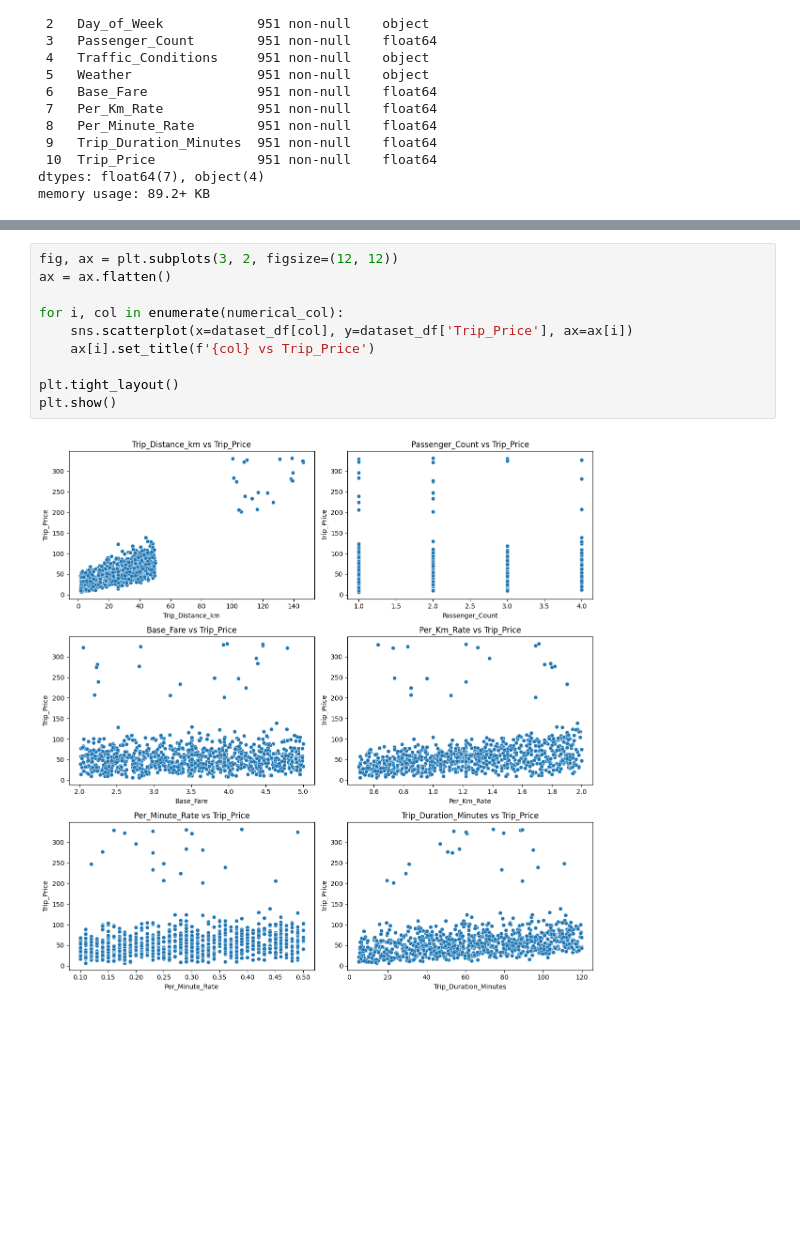
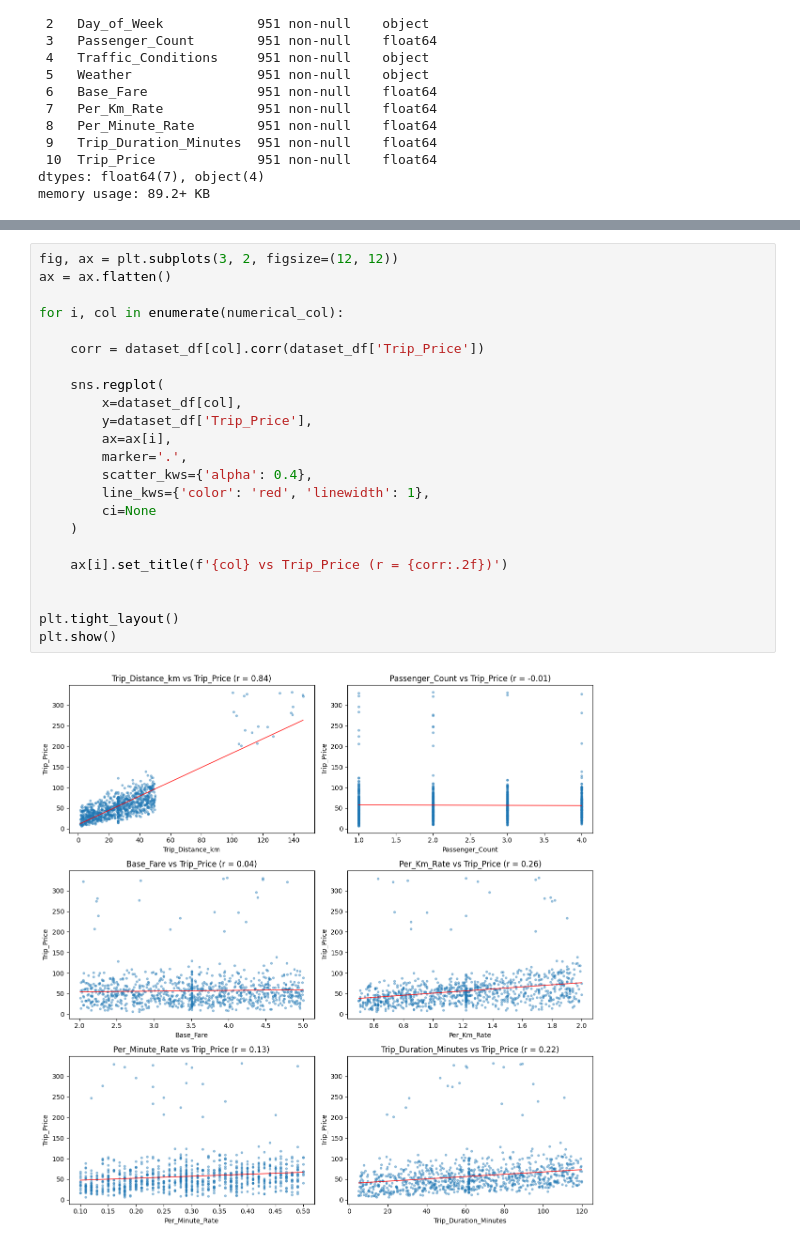
Before and after one commit to Padawan2024/ML-Portfolio, a Jupyter notebook: Supervised_ML/Regression/Predict Taxi Price/Notebooks/EDA.ipynb, the cells around one changed output, grey strips where cells are left out. Drawn from its saved outputs; the diff is of its cells as text; blank space fills up the shorter version.

```diff
--- a/Supervised_ML/Regression/Predict Taxi Price/Notebooks/EDA.ipynb
+++ b/Supervised_ML/Regression/Predict Taxi Price/Notebooks/EDA.ipynb
@@ -344,13 +356,26 @@ memory usage: 89.2+ KB
 # %%
 fig, ax = plt.subplots(3, 2, figsize=(12, 12))
 ax = ax.flatten()
 
 for i, col in enumerate(numerical_col):
-    sns.scatterplot(x=dataset_df[col], y=dataset_df['Trip_Price'], ax=ax[i])
-    ax[i].set_title(f'{col} vs Trip_Price')
+
+    corr = dataset_df[col].corr(dataset_df['Trip_Price'])
+
+    sns.regplot(
+        x=dataset_df[col],
+        y=dataset_df['Trip_Price'],
+        ax=ax[i],
+        marker='.',
+        scatter_kws={'alpha': 0.4},
+        line_kws={'color': 'red', 'linewidth': 1},
+        ci=None
+    )
+
+    ax[i].set_title(f'{col} vs Trip_Price (r = {corr:.2f})')
+
 
 plt.tight_layout()
 plt.show()
 # %% [output]
-[figure, old version]
+[figure, new version]
 # %% [markdown]
```
Also changed, not shown: parts of 9 cells of this notebook.
